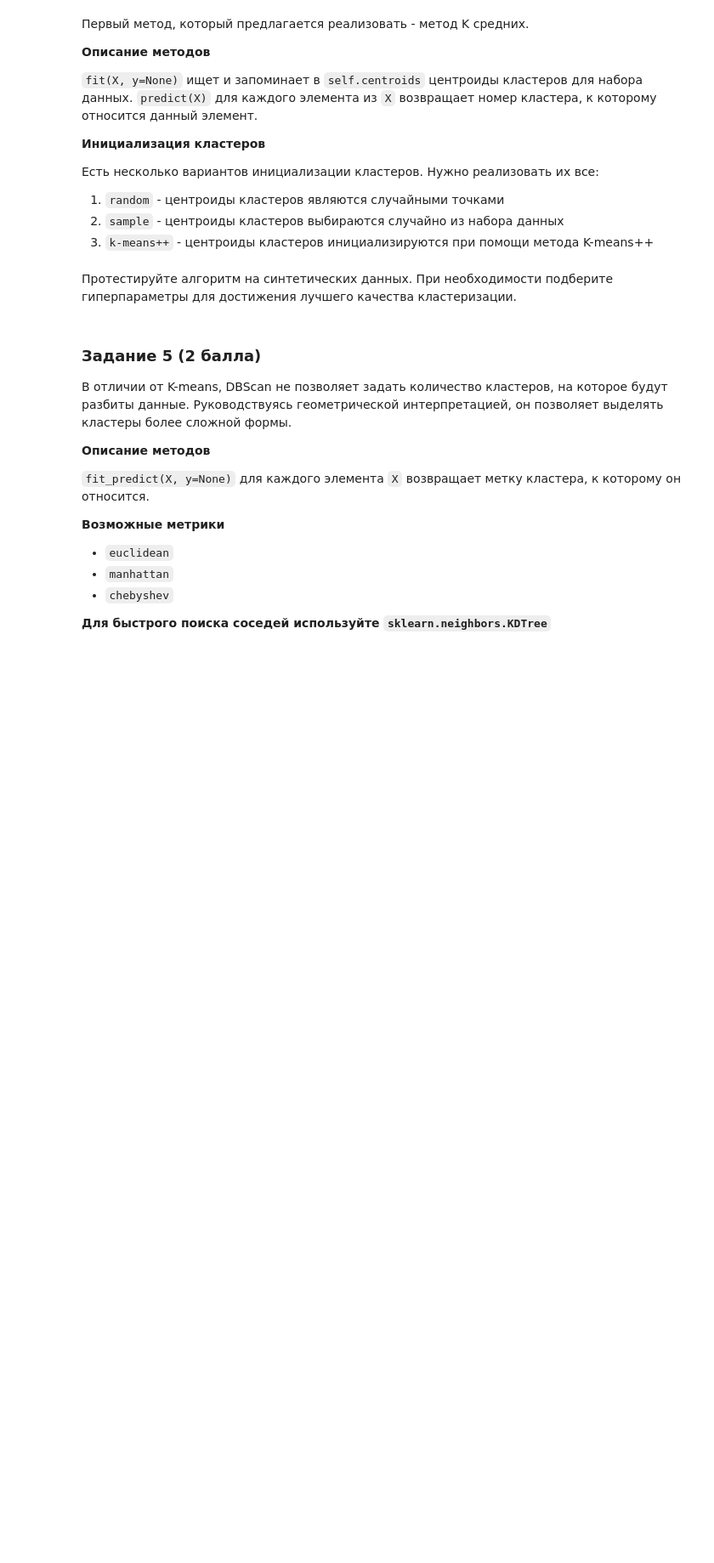
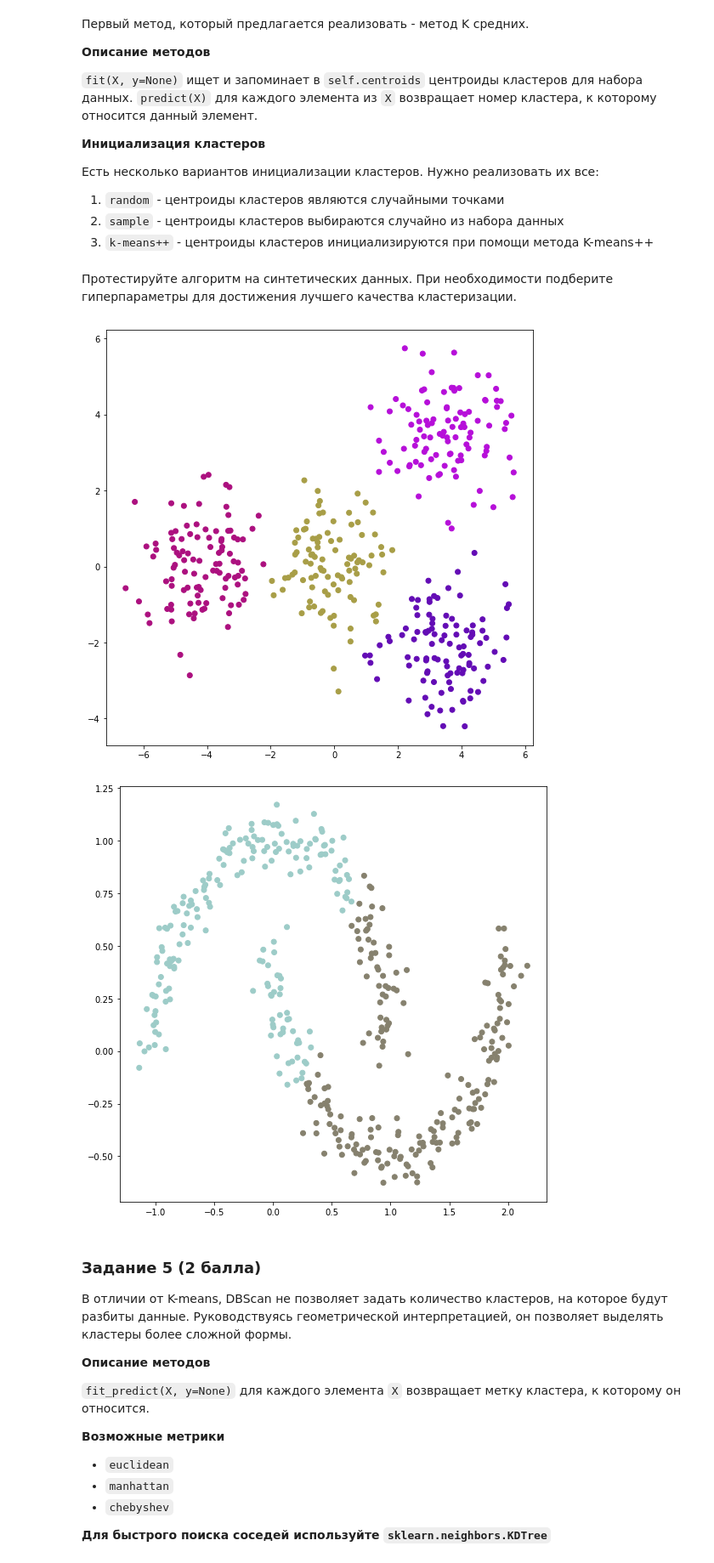
Before and after one commit to Alexoflife/ML_bioinf, a Jupyter notebook: HW2/ML_HW2.ipynb, the cells around one changed output. Shown: that part at 85% size. Saved outputs shown, nothing was run; the diff lists cells and outputs as text; code cells hidden in the pictures; blank space fills up the shorter version.

Commit message:
Update ML_HW2.ipynb
Update clust

```diff
--- a/HW2/ML_HW2.ipynb
+++ b/HW2/ML_HW2.ipynb
@@ -286,13 +287,3 @@ __Инициализация кластеров__
 1. `random` - центроиды кластеров являются случайными точками
 2. `sample` - центроиды кластеров выбираются случайно из набора данных
 3. `k-means++` - центроиды кластеров инициализируются при помощи метода K-means++
-# %%
-class KMeans:
-    def __init__(self, n_clusters, init="random", max_iter=300):
-        raise NotImplementedError()
-
-    def fit(self, X, y=None):
-        raise NotImplementedError()
-
-    def predict(self, X):
-        raise NotImplementedError()
@@ -299,15 +339,18 @@ class KMeans:
 # %% [markdown]
 Протестируйте алгоритм на синтетических данных. При необходимости подберите гиперпараметры для достижения лучшего качества кластеризации.
 # %%
-kmeans = KMeans(n_clusters=4)
+kmeans = KMeans(n_clusters=4, init='k-means++')
 kmeans.fit(X_1)
-labels = kmeans.predict(X_1)
-visualize_clasters(X_1, labels)
+labels_KM_1 = kmeans.predict(X_1)
+visualize_clasters(X_1, labels_KM_1)
 
-kmeans = KMeans(n_clusters=2)
+kmeans = KMeans(n_clusters=2, init='sample')
 kmeans.fit(X_2)
-labels = kmeans.predict(X_2)
-visualize_clasters(X_2, labels)
+labels_KM_2 = kmeans.predict(X_2)
+visualize_clasters(X_2, labels_KM_2)
+# %% [output]
+[figure, added]
+[figure, added]
 # %% [markdown]
 ### Задание 5 (2 балла)
 В отличии от K-means, DBScan не позволяет задать количество кластеров, на которое будут разбиты данные. Руководствуясь геометрической интерпретацией, он позволяет выделять кластеры более сложной формы.
```
Also changed, not shown: parts of 31 cells of this notebook.
